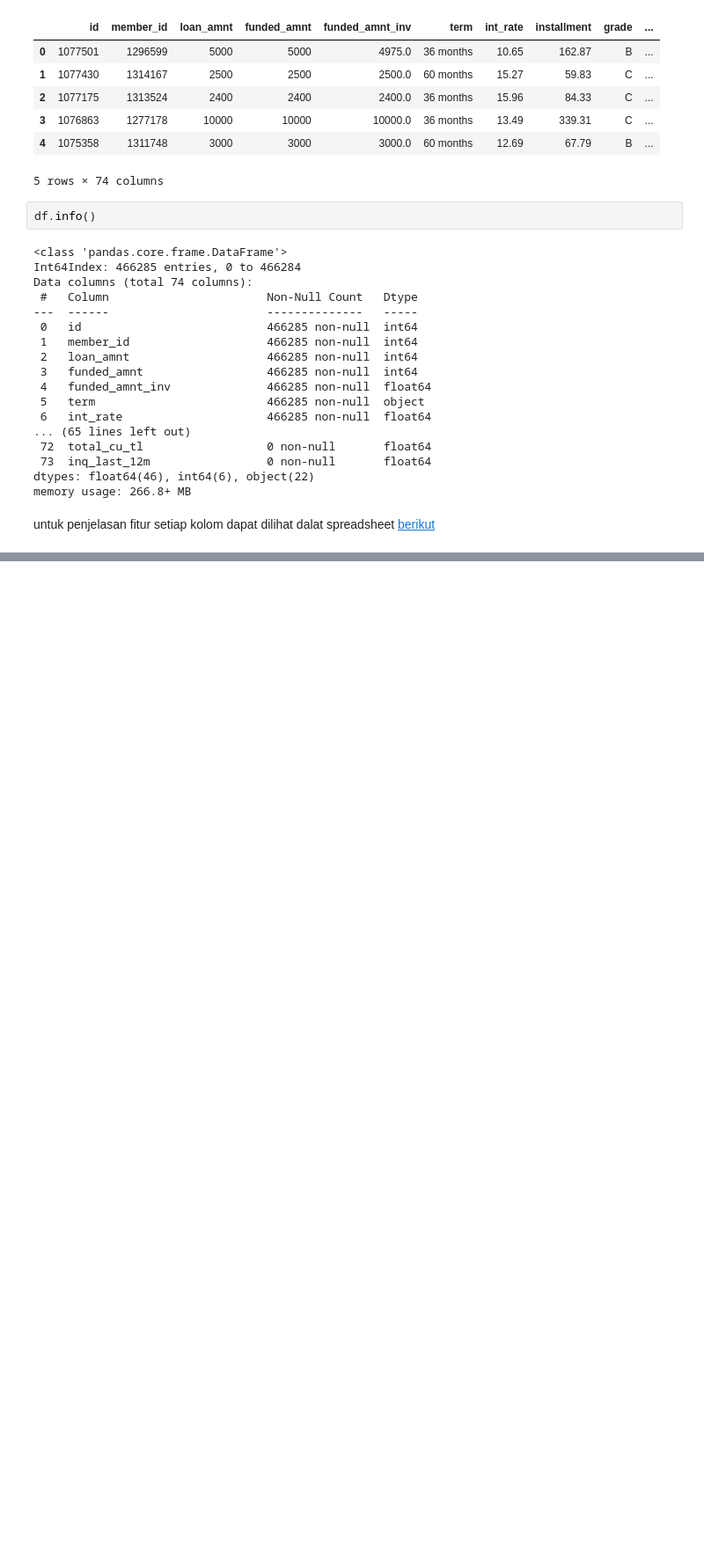
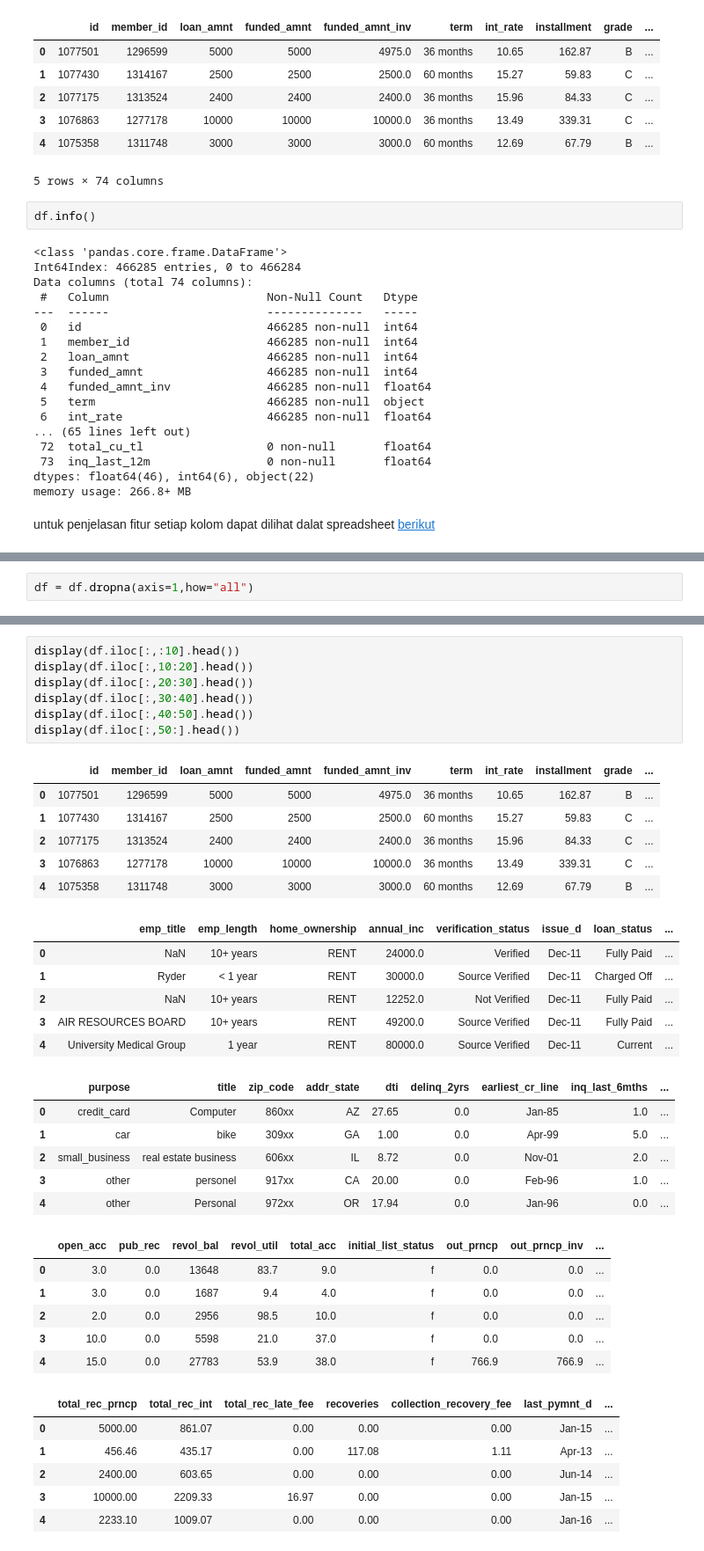
Before and after one commit to muhammadmhmd/Credit-Risk-Prediction, a Jupyter notebook: Credit Risk Prediction.ipynb, the cells around one changed output, grey strips where cells are left out. Shown: that part at 88% size. Saved outputs shown, nothing was run; the diff lists cells and outputs as text; blank space fills up the shorter version.

```diff
--- a/Credit Risk Prediction.ipynb
+++ b/Credit Risk Prediction.ipynb
@@ -55,0 +60,2 @@ untuk penjelasan fitur setiap kolom dapat dilihat dalat spreadsheet [berikut](ht
+# %%
+df = df.dropna(axis=1,how="all")
@@ -55,0 +82,38 @@ untuk penjelasan fitur setiap kolom dapat dilihat dalat spreadsheet [berikut](ht
+# %%
+display(df.iloc[:,:10].head())
+display(df.iloc[:,10:20].head())
+display(df.iloc[:,20:30].head())
+display(df.iloc[:,30:40].head())
+display(df.iloc[:,40:50].head())
+display(df.iloc[:,50:].head())
+# %% [output]
+|  | id | member_id | loan_amnt | funded_amnt | funded_amnt_inv | term | int_rate | installment | grade | ... |
+| 0 | 1077501 | 1296599 | 5000 | 5000 | 4975.0 | 36 months | 10.65 | 162.87 | B | ... |
+| 1 | 1077430 | 1314167 | 2500 | 2500 | 2500.0 | 60 months | 15.27 | 59.83 | C | ... |
+| 2 | 1077175 | 1313524 | 2400 | 2400 | 2400.0 | 36 months | 15.96 | 84.33 | C | ... |
+| 3 | 1076863 | 1277178 | 10000 | 10000 | 10000.0 | 36 months | 13.49 | 339.31 | C | ... |
+| 4 | 1075358 | 1311748 | 3000 | 3000 | 3000.0 | 60 months | 12.69 | 67.79 | B | ... |
+|  | emp_title | emp_length | home_ownership | annual_inc | verification_status | issue_d | loan_status | ... |
+| 0 | NaN | 10+ years | RENT | 24000.0 | Verified | Dec-11 | Fully Paid | ... |
+| 1 | Ryder | < 1 year | RENT | 30000.0 | Source Verified | Dec-11 | Charged Off | ... |
+| 2 | NaN | 10+ years | RENT | 12252.0 | Not Verified | Dec-11 | Fully Paid | ... |
+| 3 | AIR RESOURCES BOARD | 10+ years | RENT | 49200.0 | Source Verified | Dec-11 | Fully Paid | ... |
+| 4 | University Medical Group | 1 year | RENT | 80000.0 | Source Verified | Dec-11 | Current | ... |
+|  | purpose | title | zip_code | addr_state | dti | delinq_2yrs | earliest_cr_line | inq_last_6mths | ... |
+| 0 | credit_card | Computer | 860xx | AZ | 27.65 | 0.0 | Jan-85 | 1.0 | ... |
+| 1 | car | bike | 309xx | GA | 1.00 | 0.0 | Apr-99 | 5.0 | ... |
+| 2 | small_business | real estate business | 606xx | IL | 8.72 | 0.0 | Nov-01 | 2.0 | ... |
+| 3 | other | personel | 917xx | CA | 20.00 | 0.0 | Feb-96 | 1.0 | ... |
+| 4 | other | Personal | 972xx | OR | 17.94 | 0.0 | Jan-96 | 0.0 | ... |
+|  | open_acc | pub_rec | revol_bal | revol_util | total_acc | initial_list_status | out_prncp | out_prncp_inv | ... |
+| 0 | 3.0 | 0.0 | 13648 | 83.7 | 9.0 | f | 0.0 | 0.0 | ... |
+| 1 | 3.0 | 0.0 | 1687 | 9.4 | 4.0 | f | 0.0 | 0.0 | ... |
+| 2 | 2.0 | 0.0 | 2956 | 98.5 | 10.0 | f | 0.0 | 0.0 | ... |
+| 3 | 10.0 | 0.0 | 5598 | 21.0 | 37.0 | f | 0.0 | 0.0 | ... |
+| 4 | 15.0 | 0.0 | 27783 | 53.9 | 38.0 | f | 766.9 | 766.9 | ... |
+|  | total_rec_prncp | total_rec_int | total_rec_late_fee | recoveries | collection_recovery_fee | last_pymnt_d | ... |
+| 0 | 5000.00 | 861.07 | 0.00 | 0.00 | 0.00 | Jan-15 | ... |
+| 1 | 456.46 | 435.17 | 0.00 | 117.08 | 1.11 | Apr-13 | ... |
+| 2 | 2400.00 | 603.65 | 0.00 | 0.00 | 0.00 | Jun-14 | ... |
+| 3 | 10000.00 | 2209.33 | 16.97 | 0.00 | 0.00 | Jan-15 | ... |
+| 4 | 2233.10 | 1009.07 | 0.00 | 0.00 | 0.00 | Jan-16 | ... |
```
Also changed, not shown: parts of 26 cells of this notebook.
